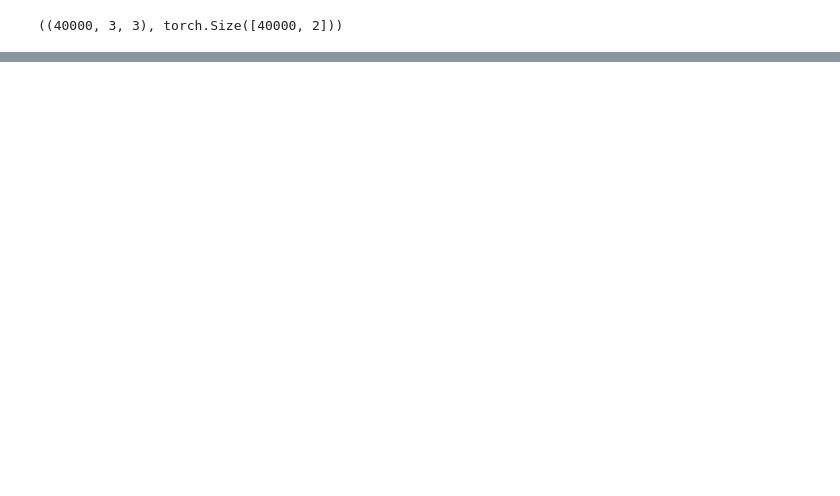
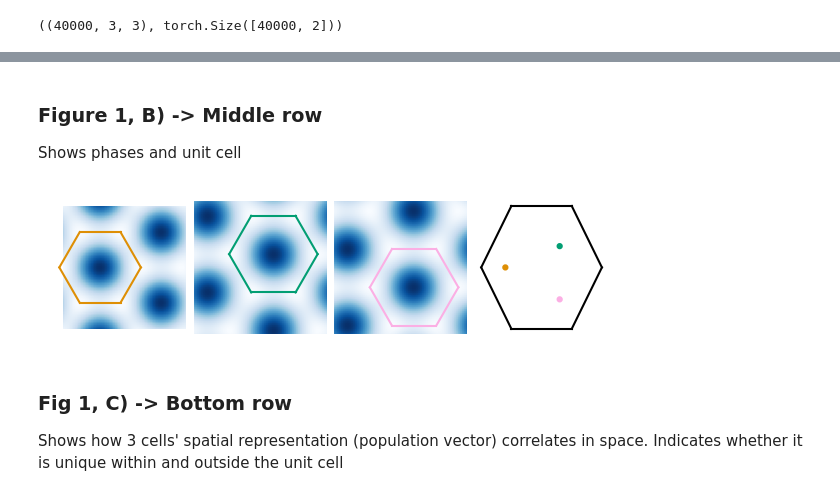
Before and after one commit to bioAI-Oslo/CI-grid-cells, a Jupyter notebook: figure-generating-notebooks/grid-cells-as-SR.ipynb, the cells around one changed output, grey strips where cells are left out. Saved outputs shown, nothing was run; the diff lists cells and outputs as text; code cells hidden in the pictures; blank space fills up the shorter version.

```diff
--- a/figure-generating-notebooks/grid-cells-as-SR.ipynb
+++ b/figure-generating-notebooks/grid-cells-as-SR.ipynb
@@ -37,0 +52,19 @@ plt.subplots_adjust(wspace=0.06,hspace=0)
+# %% [markdown]
+### Figure 1, B) -> Middle row
+Shows phases and unit cell
+# %%
+color_triple = [color_cycler[1], color_cycler[2], color_cycler[6]]
+figsize = set_size(fraction=(1,1/4),mode='square')
+fig,axs = plt.subplots(ncols=4,figsize=figsize)
+for i in range(3):
+    axs[i].imshow(g[:,i].reshape(res,res).T,origin='lower',extent=boxsize)#,cmap=project_cmap())
+    model.unit_cell.plot(fig,axs[i],center=phases[i],color=color_triple[i])
+axs[3].scatter(*model.phases.detach().numpy().T,color=color_triple,s=4)
+model.unit_cell.plot(fig,axs[3],color='black')
+[ax.axis('off') for ax in axs];
+plt.subplots_adjust(wspace=0.06,hspace=0)
+# %% [output]
+[figure, added]
+# %% [markdown]
+### Fig 1, C) -> Bottom row
+Shows how 3 cells' spatial representation (population vector) correlates in space. Indicates whether it is unique within and outside the unit cell
```
Also changed, not shown: parts of 9 cells of this notebook, 3 other files.
